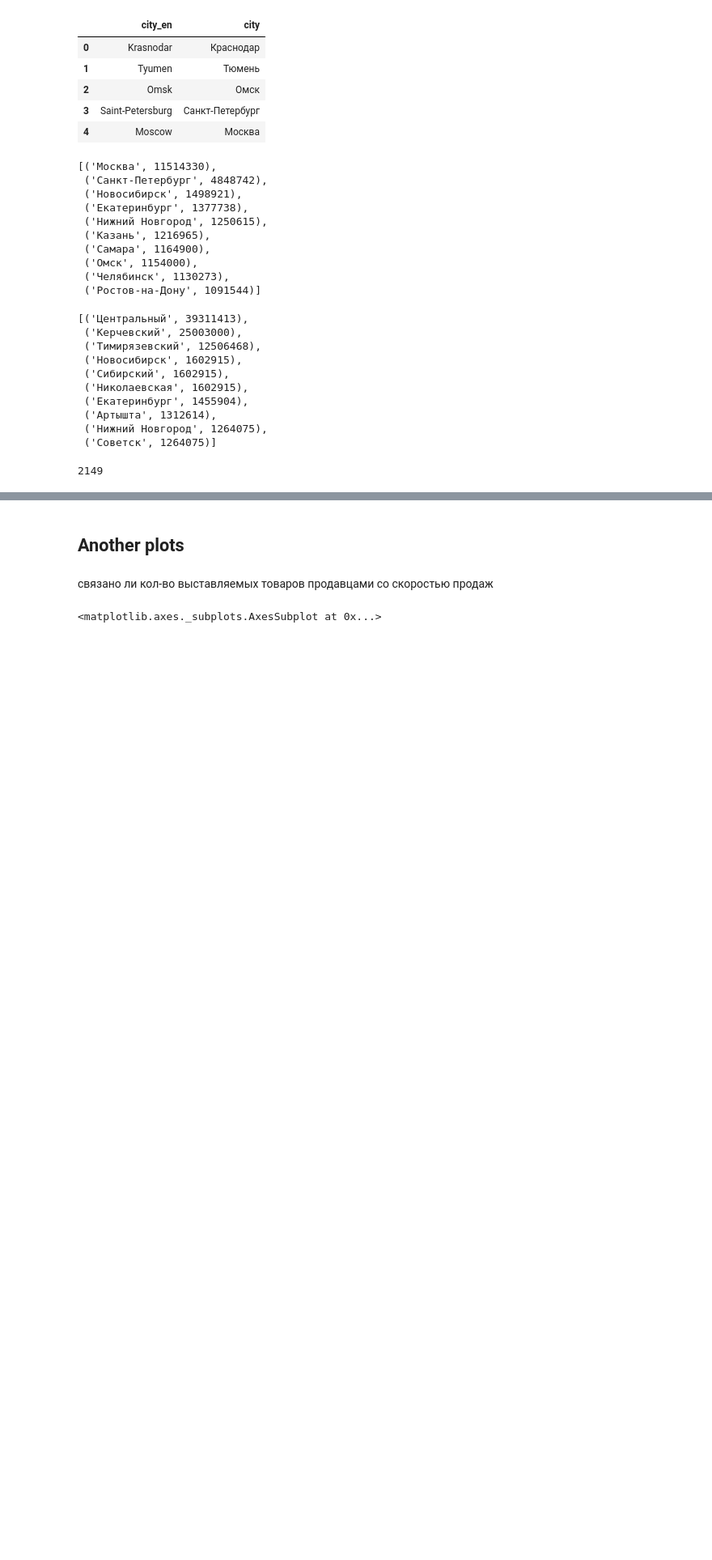
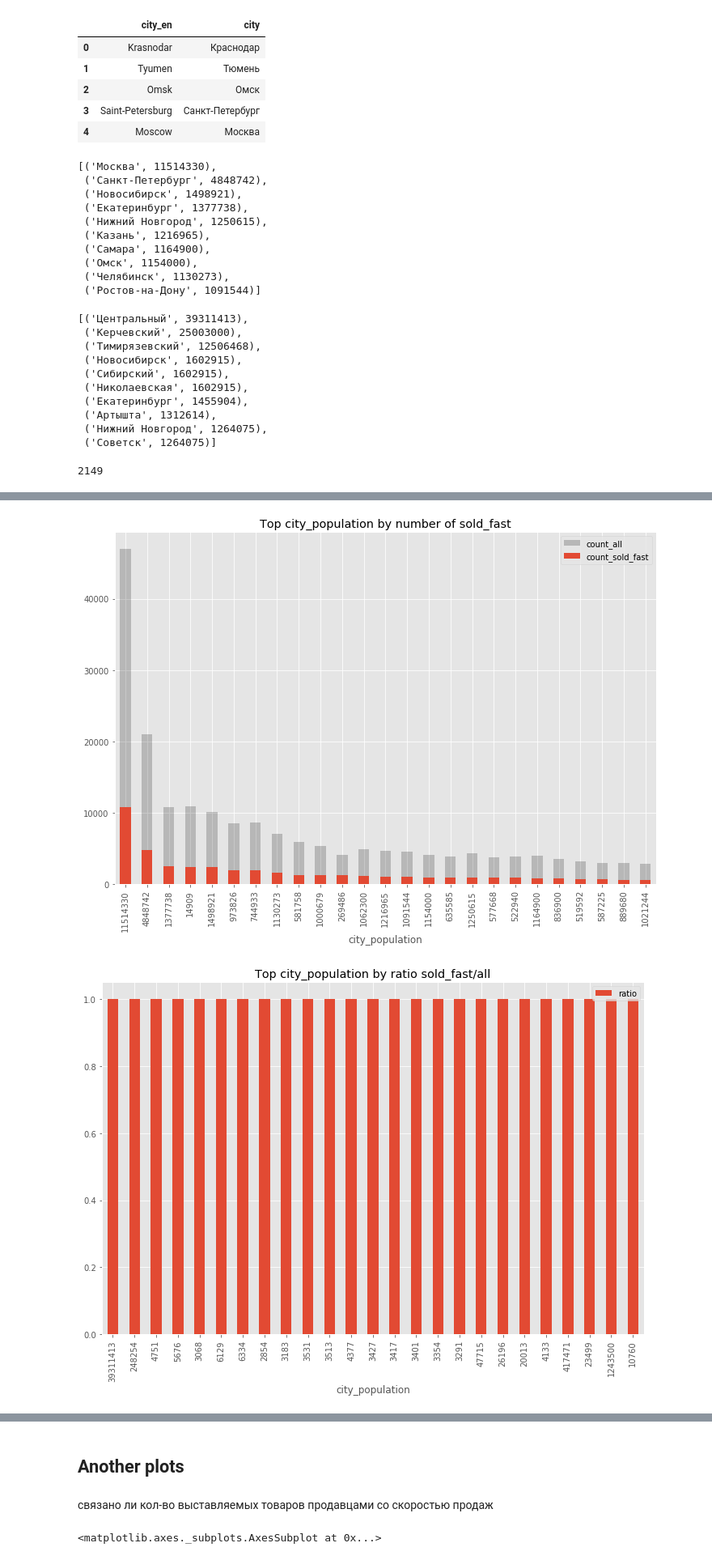
Before and after one commit to pavelperc/kaggle_copy, a Jupyter notebook: kaaagle_shared_in_drive.ipynb, the cells around one changed output, grey strips where cells are left out. Shown at 81% size. Drawn from its saved outputs; the diff is of its cells as text; code cells hidden in the pictures; blank space fills up the shorter version.

```diff
--- a/kaaagle_shared_in_drive.ipynb
+++ b/kaaagle_shared_in_drive.ipynb
@@ -326,0 +567,5 @@ not_found
+# %%
+get_sold_fast('city_population')
+# %% [output]
+[figure, added]
+[figure, added]
```
Also changed, not shown: parts of 71 cells of this notebook.
